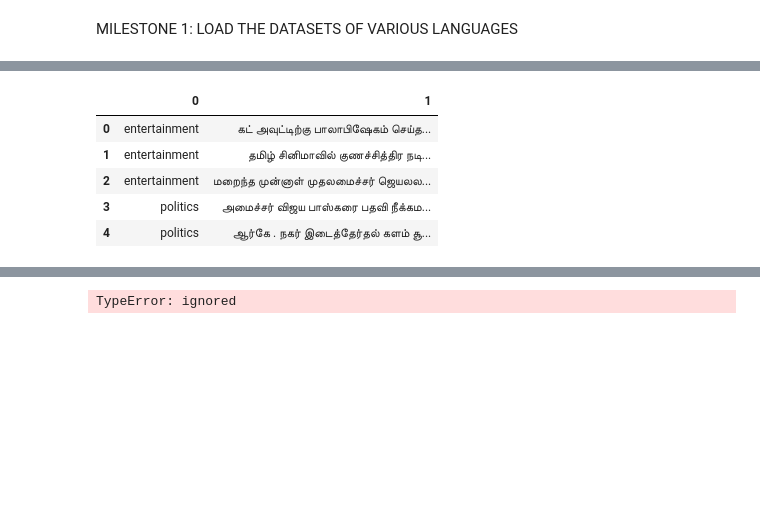
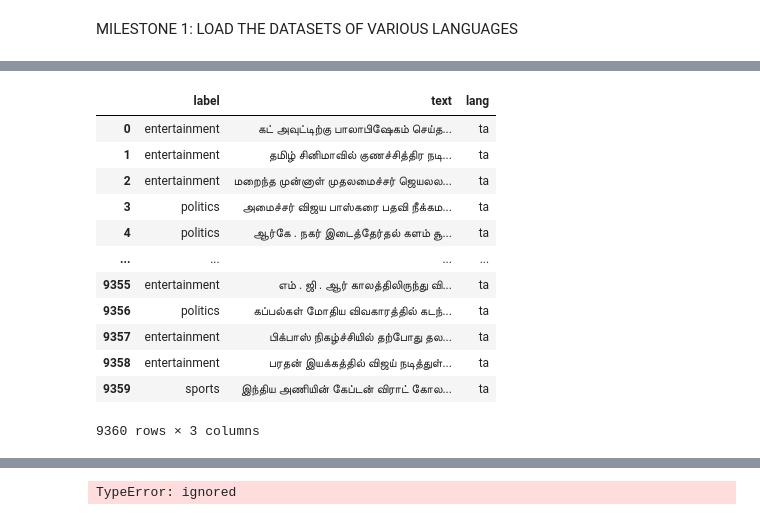
Before and after one commit to Tiru-Kaggundi/Adv_ML_project, a Jupyter notebook: LM_detection.ipynb, the cells around one changed output, grey strips where cells are left out. Saved outputs shown, nothing was run; the diff lists cells and outputs as text; code cells hidden in the pictures; blank space fills up the shorter version.

Commit message:
lang detection model progress

```diff
--- a/LM_detection.ipynb
+++ b/LM_detection.ipynb
@@ -344,12 +399,21 @@ train_bn.shape
 # %%
 # Load Tamil train and test
-train_ta = pd.read_csv('/content/gdrive/MyDrive/AML_Project/ta/ta-train.csv', header=None)
-test_ta = pd.read_csv('/content/gdrive/MyDrive/AML_Project/ta/ta-test.csv', header=None)
-train_ta.head()
+train_ta = pd.read_csv('/content/gdrive/MyDrive/AML_Project/ta/ta-train.csv',names = ["label", "text"], header=None)
+train_ta['lang'] = "ta"
+test_ta = pd.read_csv('/content/gdrive/MyDrive/AML_Project/ta/ta-test.csv',names = ["label", "text"], header=None)
+test_ta['lang'] = "ta"
+train_ta
 # %% [output]
-|  | 0 | 1 |
-| 0 | entertainment | கட் அவுட்டிற்கு பாலாபிஷேகம் செய்த... |
-| 1 | entertainment | தமிழ் சினிமாவில் குணச்சித்திர நடி... |
-| 2 | entertainment | மறைந்த முன்னாள் முதலமைச்சர் ஜெயலல... |
-| 3 | politics | அமைச்சர் விஜய பாஸ்கரை பதவி நீக்கம... |
-| 4 | politics | ஆர்கே . நகர் இடைத்தேர்தல் களம் சூ... |
+|  | label | text | lang |
+| 0 | entertainment | கட் அவுட்டிற்கு பாலாபிஷேகம் செய்த... | ta |
+| 1 | entertainment | தமிழ் சினிமாவில் குணச்சித்திர நடி... | ta |
+| 2 | entertainment | மறைந்த முன்னாள் முதலமைச்சர் ஜெயலல... | ta |
+| 3 | politics | அமைச்சர் விஜய பாஸ்கரை பதவி நீக்கம... | ta |
+| 4 | politics | ஆர்கே . நகர் இடைத்தேர்தல் களம் சூ... | ta |
+| ... | ... | ... | ... |
+| 9355 | entertainment | எம் . ஜி . ஆர் காலத்திலிருந்து வி... | ta |
+| 9356 | politics | கப்பல்கள் மோதிய விவகாரத்தில் கடந்... | ta |
+| 9357 | entertainment | பிக்பாஸ் நிகழ்ச்சியில் தற்போது தல... | ta |
+| 9358 | entertainment | பரதன் இயக்கத்தில் விஜய் நடித்துள்... | ta |
+| 9359 | sports | இந்திய அணியின் கேப்டன் விராட் கோல... | ta |
+9360 rows × 3 columns
```
Also changed, not shown: parts of 7 cells of this notebook.
